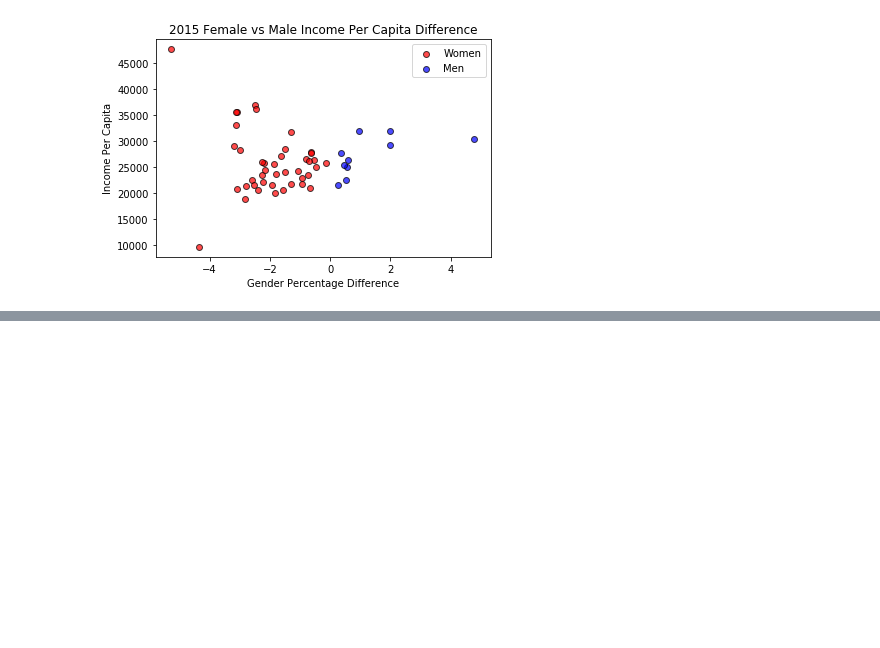
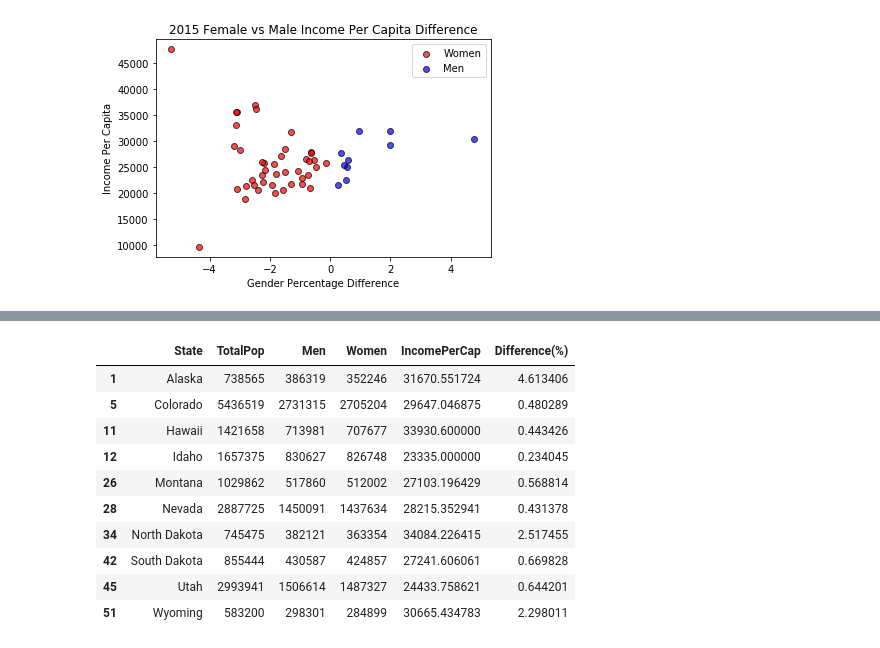
Before and after one commit to charlim26/censusproject, a Jupyter notebook: gender_income.ipynb, the cells around one changed output, grey strips where cells are left out. Saved outputs shown, nothing was run; the diff lists cells and outputs as text; code cells hidden in the pictures; blank space fills up the shorter version.

```diff
--- a/gender_income.ipynb
+++ b/gender_income.ipynb
@@ -99,0 +117,15 @@ plt.show()
+# %%
+men_dom_2017 = state_2017_gender.loc[state_2017_gender['Difference(%)']>0]
+men_dom_2017
+# %% [output]
+|  | State | TotalPop | Men | Women | IncomePerCap | Difference(%) |
+| 1 | Alaska | 738565 | 386319 | 352246 | 31670.551724 | 4.613406 |
+| 5 | Colorado | 5436519 | 2731315 | 2705204 | 29647.046875 | 0.480289 |
+| 11 | Hawaii | 1421658 | 713981 | 707677 | 33930.600000 | 0.443426 |
+| 12 | Idaho | 1657375 | 830627 | 826748 | 23335.000000 | 0.234045 |
+| 26 | Montana | 1029862 | 517860 | 512002 | 27103.196429 | 0.568814 |
+| 28 | Nevada | 2887725 | 1450091 | 1437634 | 28215.352941 | 0.431378 |
+| 34 | North Dakota | 745475 | 382121 | 363354 | 34084.226415 | 2.517455 |
+| 42 | South Dakota | 855444 | 430587 | 424857 | 27241.606061 | 0.669828 |
+| 45 | Utah | 2993941 | 1506614 | 1487327 | 24433.758621 | 0.644201 |
+| 51 | Wyoming | 583200 | 298301 | 284899 | 30665.434783 | 2.298011 |
```
Also changed, not shown: parts of 10 cells of this notebook.
